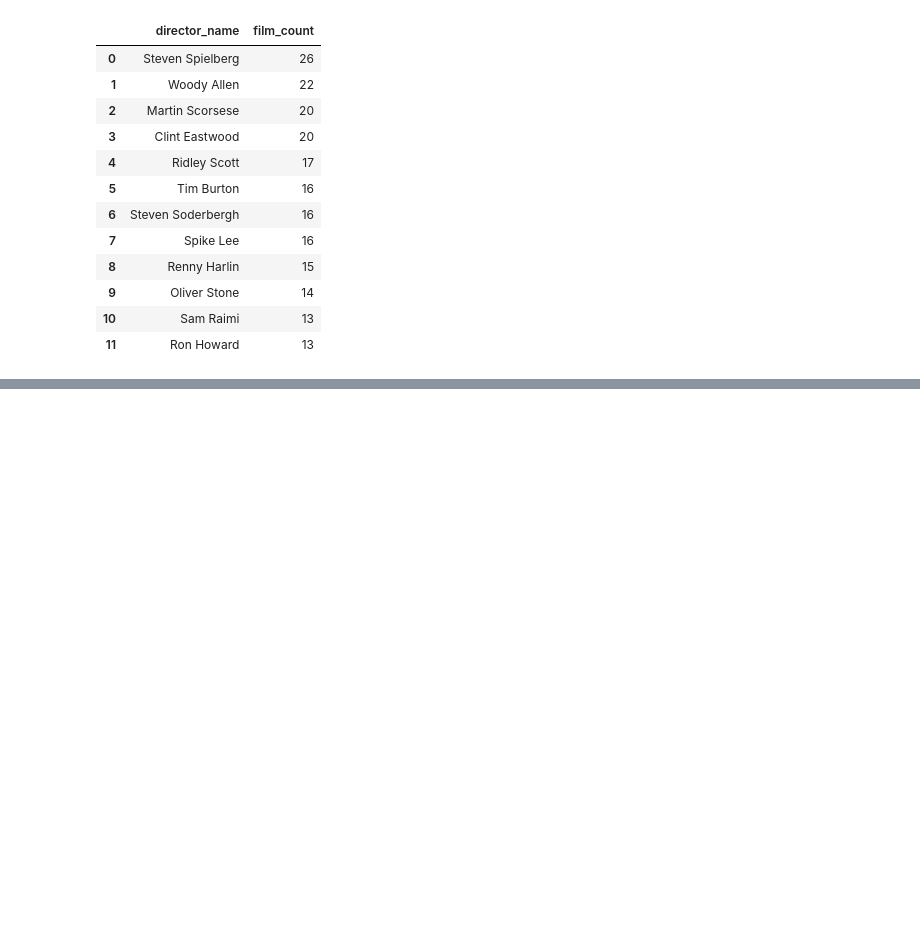
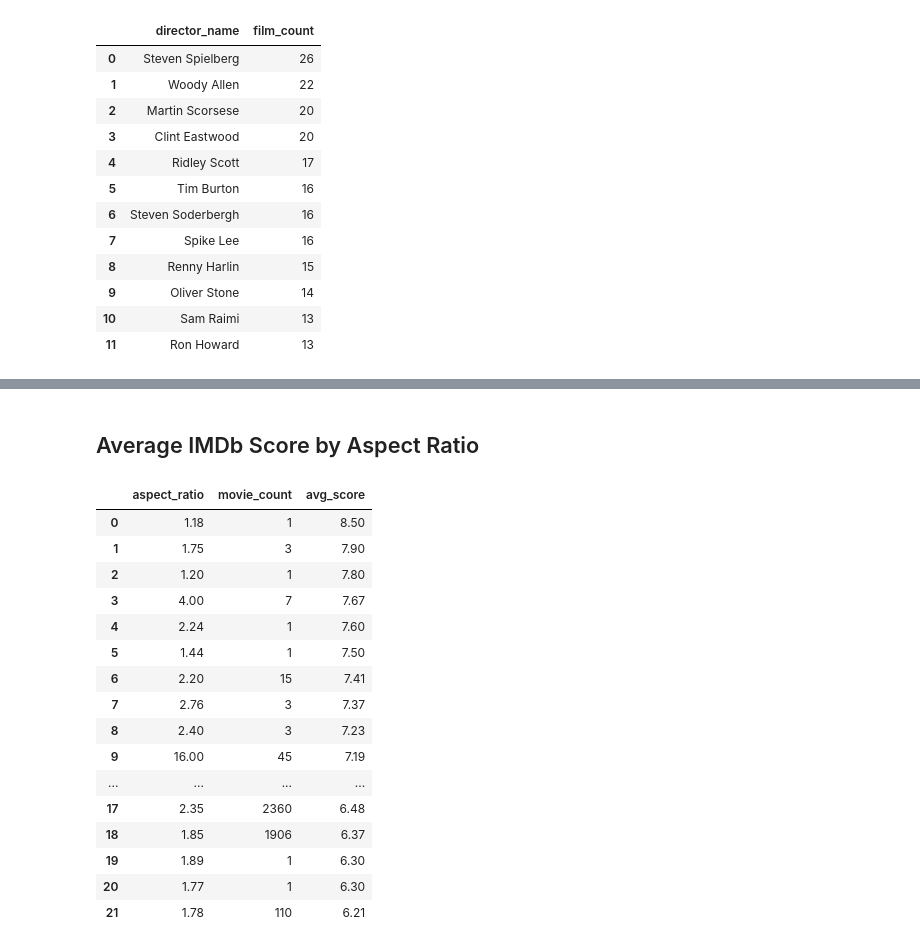
Before and after one commit to HCBrooks-lab/Movie-Project, a Jupyter notebook: Movie_Analysis.ipynb, the cells around one changed output, grey strips where cells are left out. Drawn from its saved outputs; the diff is of its cells as text; code cells hidden in the pictures; blank space fills up the shorter version.

```diff
--- a/Movie_Analysis.ipynb
+++ b/Movie_Analysis.ipynb
@@ -256,0 +450,32 @@ pd.read_sql_query(query, conn)
+# %% [markdown]
+## Average IMDb Score by Aspect Ratio
+# %%
+query = '''
+SELECT aspect_ratio,
+    COUNT(*) AS movie_count,
+    ROUND(AVG(imdb_score), 2) AS avg_score
+FROM movie_metadata
+WHERE aspect_ratio IS NOT NULL AND imdb_score IS NOT NULL
+GROUP BY aspect_ratio
+ORDER BY avg_score DESC
+'''
+
+pd.read_sql_query(query, conn)
+# %% [output]
+|  | aspect_ratio | movie_count | avg_score |
+| 0 | 1.18 | 1 | 8.50 |
+| 1 | 1.75 | 3 | 7.90 |
+| 2 | 1.20 | 1 | 7.80 |
+| 3 | 4.00 | 7 | 7.67 |
+| 4 | 2.24 | 1 | 7.60 |
+| 5 | 1.44 | 1 | 7.50 |
+| 6 | 2.20 | 15 | 7.41 |
+| 7 | 2.76 | 3 | 7.37 |
+| 8 | 2.40 | 3 | 7.23 |
+| 9 | 16.00 | 45 | 7.19 |
+| ... | ... | ... | ... |
+| 17 | 2.35 | 2360 | 6.48 |
+| 18 | 1.85 | 1906 | 6.37 |
+| 19 | 1.89 | 1 | 6.30 |
+| 20 | 1.77 | 1 | 6.30 |
+| 21 | 1.78 | 110 | 6.21 |
```
Also changed, not shown: parts of 33 cells of this notebook.
